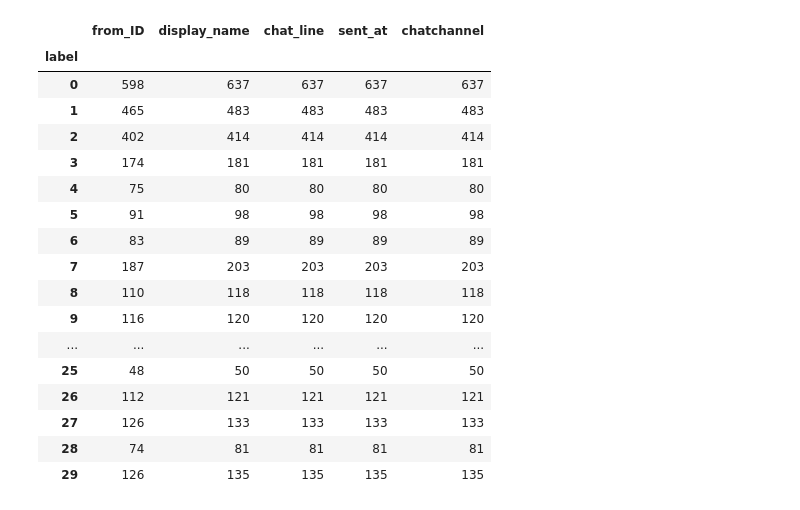
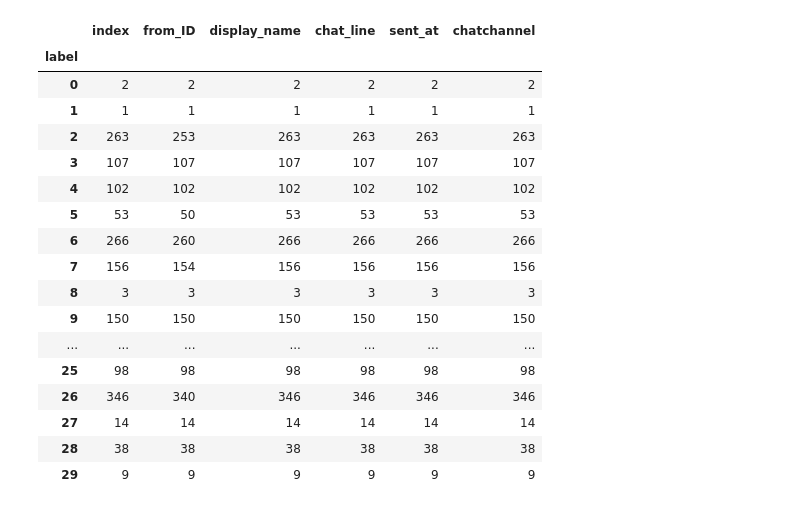
Before and after one commit to UBERCRUZER/twitch-chatbot, a Jupyter notebook: chatExplore.ipynb, the cells around one changed output. Saved outputs shown, nothing was run; the diff lists cells and outputs as text; code cells hidden in the pictures.

Commit message:
cursory clustering contd.

```diff
--- a/chatExplore.ipynb
+++ b/chatExplore.ipynb
@@ -135,10 +153,6 @@ df
 # %%
-np.random.seed(200)
-
-document = df[df['chatchannel'] == 'martinimonsters']['chat_line'].to_list()
-
 vectorizer = TfidfVectorizer(stop_words='english')
-X = vectorizer.fit_transform(document)
+X = vectorizer.fit_transform(corpus)
 
 k = 30
 model = KMeans(n_clusters=k, init='k-means++', max_iter=100, n_init=1)
@@ -146,8 +160,3 @@ model.fit(X)
 
 order_centroids = model.cluster_centers_.argsort()[:, ::-1]
 terms = vectorizer.get_feature_names()
-
-for i in range(k):
-    print('Cluster %d:' % i),
-    for ind in order_centroids[i, :10]:
-        print(' %s' % terms[ind])
@@ -172,27 +163,27 @@ Cluster 1:
 # %%
-cassChat = df[df['chatchannel'] == 'martinimonsters'].reset_index()
+dfChat = dfChat.reset_index()
 
 labels = pd.DataFrame(model.labels_, columns=['label'])
 
-cassChatwLabels = pd.concat([cassChat.iloc[:,1:], labels], axis=1)
+dfChatwLabels = pd.concat([dfChat.iloc[:,1:], labels], axis=1)
 
-cassChatwLabels.groupby(['label']).count()
+dfChatwLabels.groupby(['label']).count()
 # %% [output]
-|  | from_ID | display_name | chat_line | sent_at | chatchannel |
-| label |  |  |  |  |  |
-| 0 | 598 | 637 | 637 | 637 | 637 |
-| 1 | 465 | 483 | 483 | 483 | 483 |
-| 2 | 402 | 414 | 414 | 414 | 414 |
-| 3 | 174 | 181 | 181 | 181 | 181 |
-| 4 | 75 | 80 | 80 | 80 | 80 |
-| 5 | 91 | 98 | 98 | 98 | 98 |
-| 6 | 83 | 89 | 89 | 89 | 89 |
-| 7 | 187 | 203 | 203 | 203 | 203 |
-| 8 | 110 | 118 | 118 | 118 | 118 |
-| 9 | 116 | 120 | 120 | 120 | 120 |
-| ... | ... | ... | ... | ... | ... |
-| 25 | 48 | 50 | 50 | 50 | 50 |
-| 26 | 112 | 121 | 121 | 121 | 121 |
-| 27 | 126 | 133 | 133 | 133 | 133 |
-| 28 | 74 | 81 | 81 | 81 | 81 |
-| 29 | 126 | 135 | 135 | 135 | 135 |
+|  | index | from_ID | display_name | chat_line | sent_at | chatchannel |
+| label |  |  |  |  |  |  |
+| 0 | 2 | 2 | 2 | 2 | 2 | 2 |
+| 1 | 1 | 1 | 1 | 1 | 1 | 1 |
+| 2 | 263 | 253 | 263 | 263 | 263 | 263 |
+| 3 | 107 | 107 | 107 | 107 | 107 | 107 |
+| 4 | 102 | 102 | 102 | 102 | 102 | 102 |
+| 5 | 53 | 50 | 53 | 53 | 53 | 53 |
+| 6 | 266 | 260 | 266 | 266 | 266 | 266 |
+| 7 | 156 | 154 | 156 | 156 | 156 | 156 |
+| 8 | 3 | 3 | 3 | 3 | 3 | 3 |
+| 9 | 150 | 150 | 150 | 150 | 150 | 150 |
+| ... | ... | ... | ... | ... | ... | ... |
+| 25 | 98 | 98 | 98 | 98 | 98 | 98 |
+| 26 | 346 | 340 | 346 | 346 | 346 | 346 |
+| 27 | 14 | 14 | 14 | 14 | 14 | 14 |
+| 28 | 38 | 38 | 38 | 38 | 38 | 38 |
+| 29 | 9 | 9 | 9 | 9 | 9 | 9 |
```
Also changed, not shown: parts of 9 cells of this notebook.
